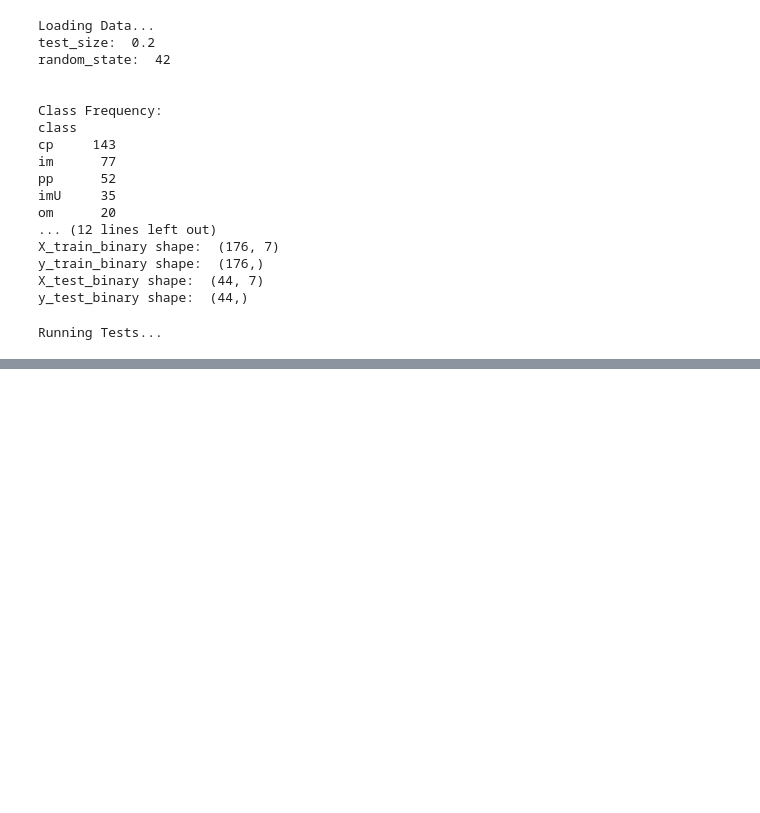
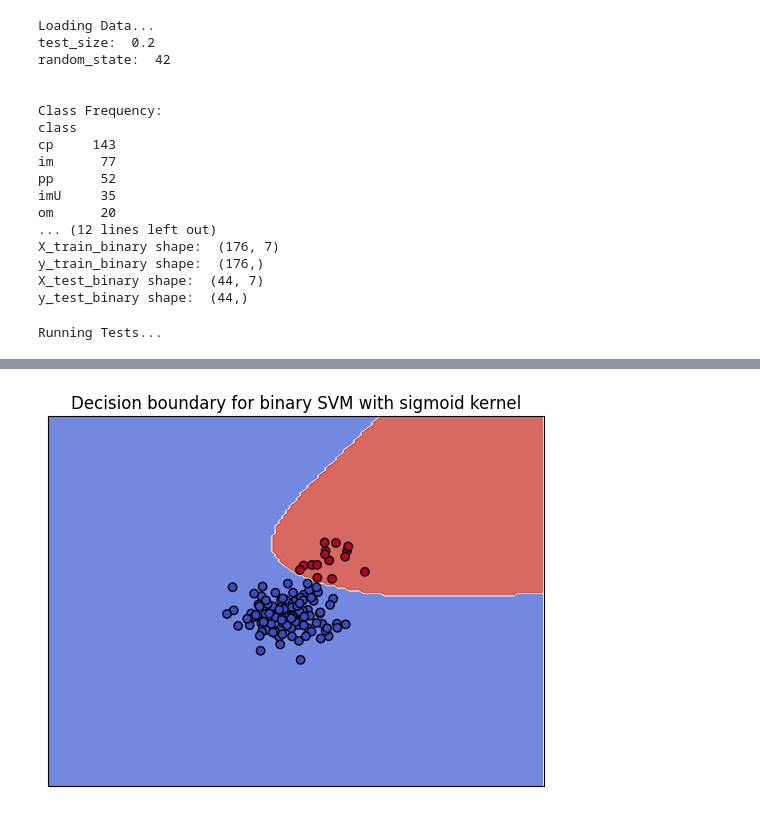
Before and after one commit to austinlackey/svm-kernels, a Jupyter notebook: code.ipynb, the cells around one changed output, grey strips where cells are left out. Cells and saved outputs as stored; diff of their text form; code cells hidden in the pictures; blank space fills up the shorter version.

```diff
--- a/code.ipynb
+++ b/code.ipynb
@@ -66,0 +177,6 @@ table.to_csv('results.csv')
+# %%
+ax = plot_decision_boundary(X_train_binary, y_train_binary, kernel='sigmoid', classifier='binary')
+plt.savefig('Paper/plots/sigmoid_binary.png')
+plt.show()
+# %% [output]
+[figure, added]
```
Also changed, not shown: parts of 12 cells of this notebook, 18 other files.
